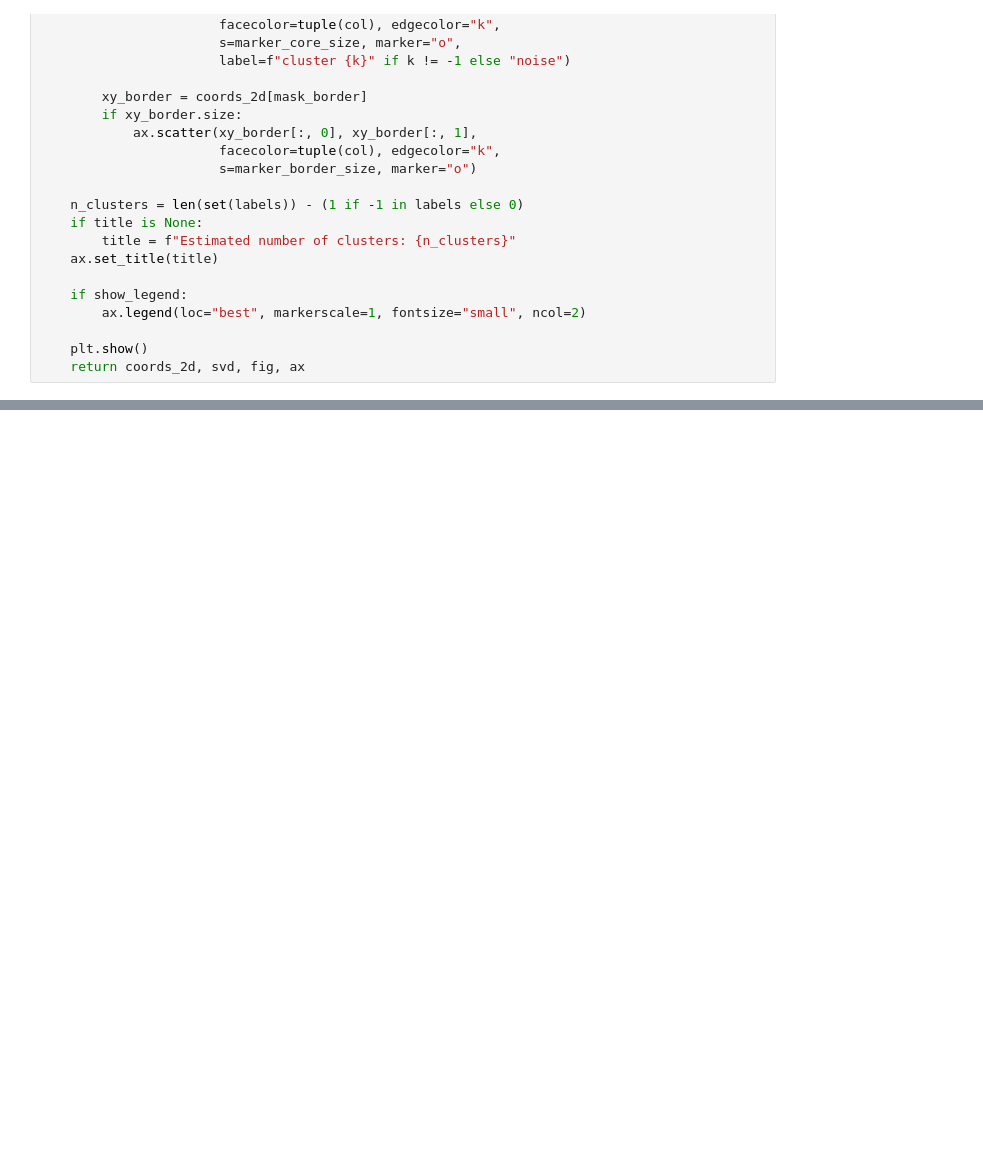
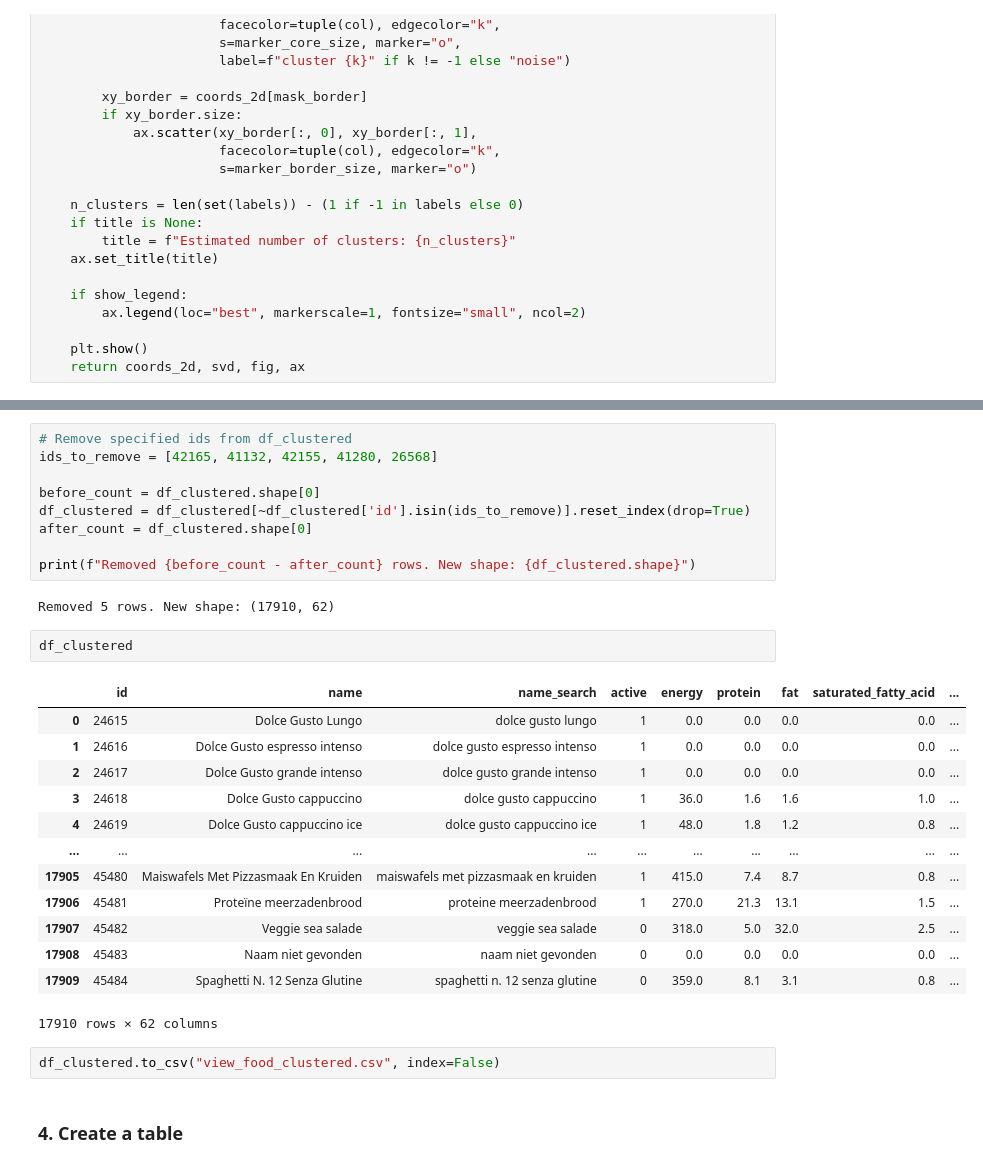
Before and after one commit to HoangTrungHieuUCLL/DataVisualisation_2025-2026_FOOD_teamF3, a Jupyter notebook: shiny-with-python/dashboard-tips/food_products_clustering.ipynb, the cells around one changed output, grey strips where cells are left out. Saved outputs shown, nothing was run; the diff lists cells and outputs as text; blank space fills up the shorter version.

```diff
--- a/shiny-with-python/dashboard-tips/food_products_clustering.ipynb
+++ b/shiny-with-python/dashboard-tips/food_products_clustering.ipynb
@@ -263,0 +400,31 @@ source_data_copy
+# %%
+# Remove specified ids from df_clustered
+ids_to_remove = [42165, 41132, 42155, 41280, 26568]
+
+before_count = df_clustered.shape[0]
+df_clustered = df_clustered[~df_clustered['id'].isin(ids_to_remove)].reset_index(drop=True)
+after_count = df_clustered.shape[0]
+
+print(f"Removed {before_count - after_count} rows. New shape: {df_clustered.shape}")
+# %% [output]
+Removed 5 rows. New shape: (17910, 62)
+# %%
+df_clustered
+# %% [output]
+|  | id | name | name_search | active | energy | protein | fat | saturated_fatty_acid | ... |
+| 0 | 24615 | Dolce Gusto Lungo | dolce gusto lungo | 1 | 0.0 | 0.0 | 0.0 | 0.0 | ... |
+| 1 | 24616 | Dolce Gusto espresso intenso | dolce gusto espresso intenso | 1 | 0.0 | 0.0 | 0.0 | 0.0 | ... |
+| 2 | 24617 | Dolce Gusto grande intenso | dolce gusto grande intenso | 1 | 0.0 | 0.0 | 0.0 | 0.0 | ... |
+| 3 | 24618 | Dolce Gusto cappuccino | dolce gusto cappuccino | 1 | 36.0 | 1.6 | 1.6 | 1.0 | ... |
+| 4 | 24619 | Dolce Gusto cappuccino ice | dolce gusto cappuccino ice | 1 | 48.0 | 1.8 | 1.2 | 0.8 | ... |
+| ... | ... | ... | ... | ... | ... | ... | ... | ... | ... |
+| 17905 | 45480 | Maiswafels Met Pizzasmaak En Kruiden | maiswafels met pizzasmaak en kruiden | 1 | 415.0 | 7.4 | 8.7 | 0.8 | ... |
+| 17906 | 45481 | Proteïne meerzadenbrood | proteine meerzadenbrood | 1 | 270.0 | 21.3 | 13.1 | 1.5 | ... |
+| 17907 | 45482 | Veggie sea salade | veggie sea salade | 0 | 318.0 | 5.0 | 32.0 | 2.5 | ... |
+| 17908 | 45483 | Naam niet gevonden | naam niet gevonden | 0 | 0.0 | 0.0 | 0.0 | 0.0 | ... |
+| 17909 | 45484 | Spaghetti N. 12 Senza Glutine | spaghetti n. 12 senza glutine | 0 | 359.0 | 8.1 | 3.1 | 0.8 | ... |
+17910 rows × 62 columns
+# %%
+df_clustered.to_csv("view_food_clustered.csv", index=False)
+# %% [markdown]
+### 4. Create a table
```
Also changed, not shown: parts of 41 cells of this notebook, 6 other files.
